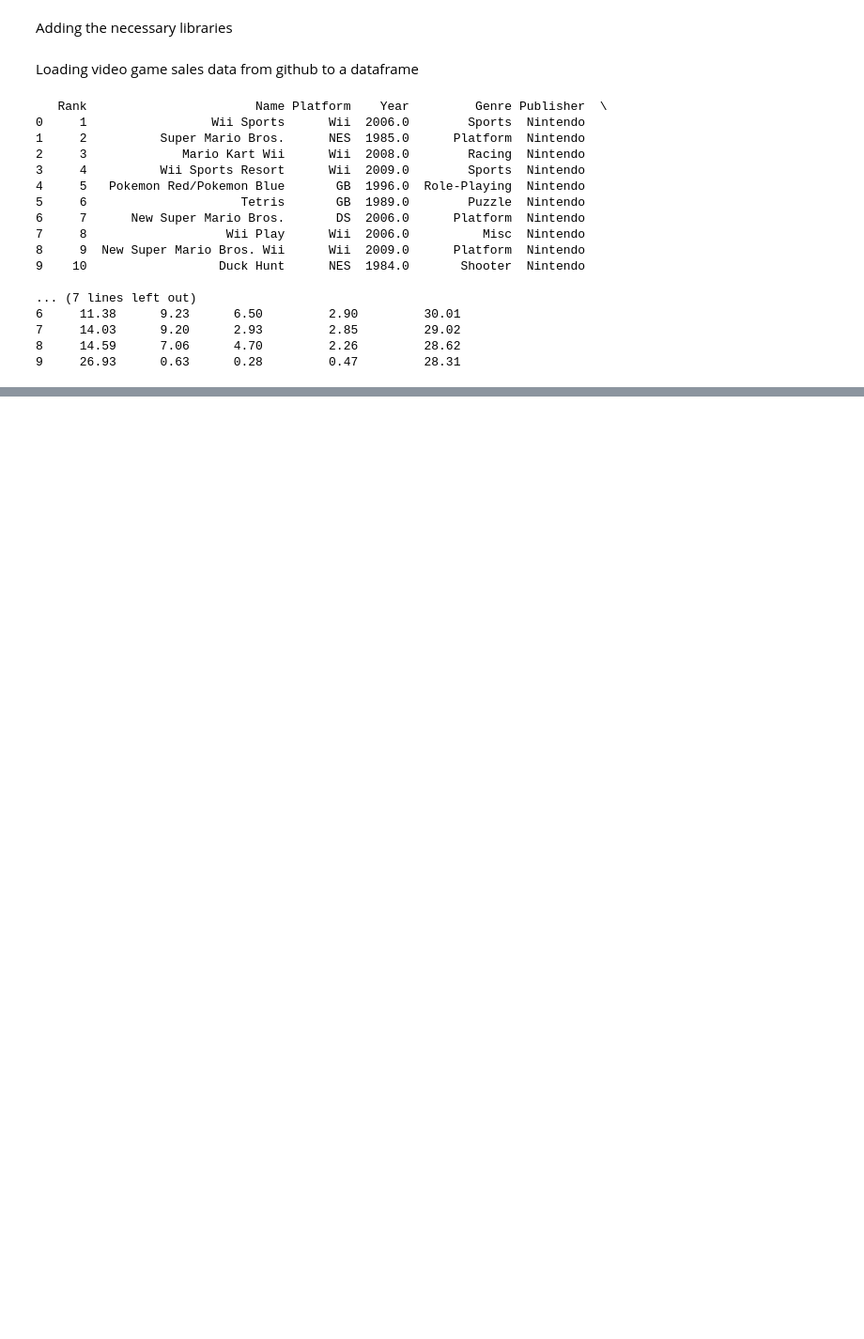
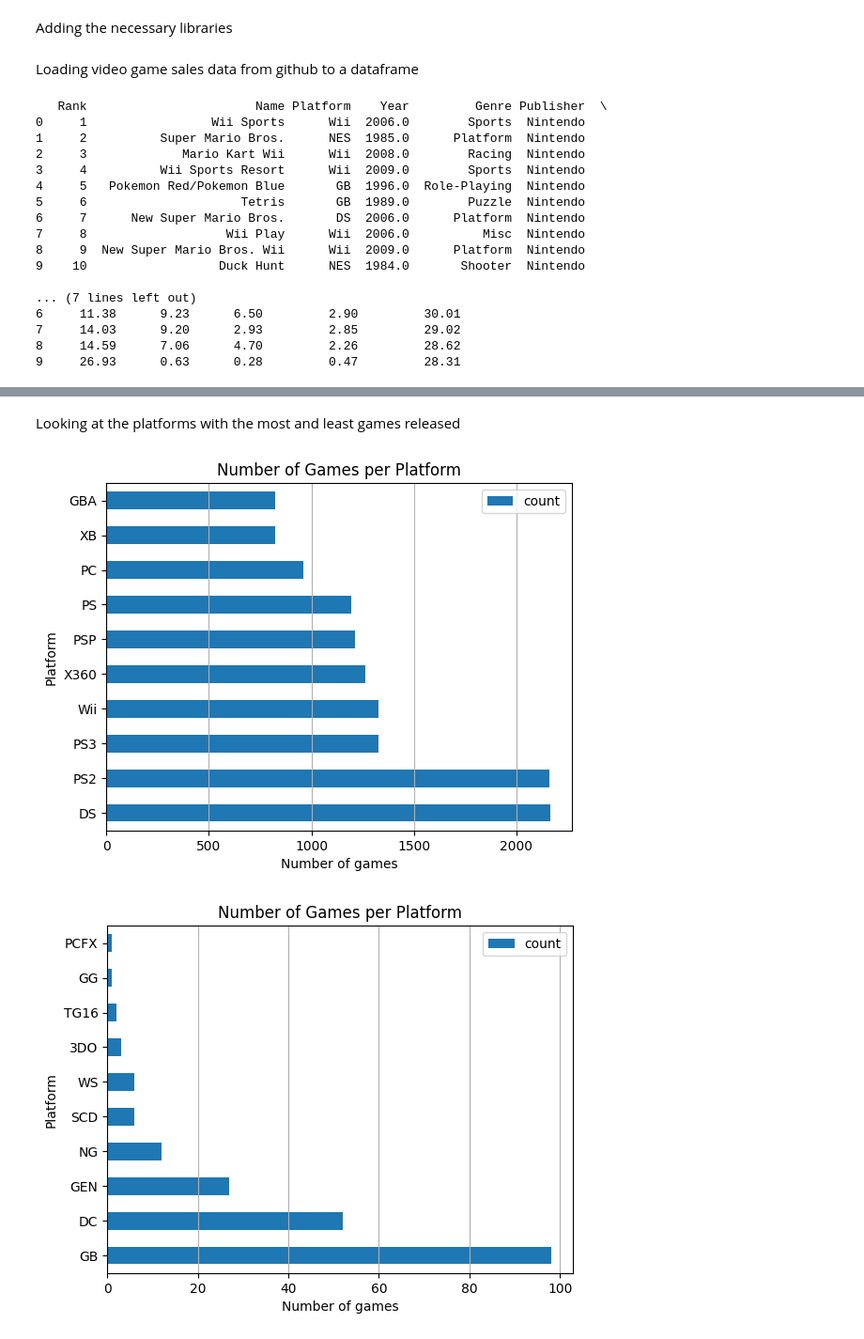
Before and after one commit to bdatye/VideoGameSalesTrends, a Jupyter notebook: VideoGamesSalesTrends.ipynb, the cells around one changed output, grey strips where cells are left out. Shown at 94% size. Cells and saved outputs as stored; diff of their text form; code cells hidden in the pictures; blank space fills up the shorter version.

```diff
--- a/VideoGamesSalesTrends.ipynb
+++ b/VideoGamesSalesTrends.ipynb
@@ -33,0 +70,21 @@ print(videoGameData_df.head(10))
+# %% [markdown]
+Looking at the platforms with the most and least games released
+# %%
+dfMost = df.head(10)
+dfMost.plot(x='Platform', y='count', kind='barh')
+#plt.xticks(rotation=0, ha='right')
+plt.xlabel(xlabel='Number of games')
+plt.title('Number of Games per Platform')
+plt.grid(axis='x')
+plt.show()
+
+dfLeast = df.tail(10)
+dfLeast.plot(x='Platform', y='count', kind='barh')
+#plt.xticks(rotation=0, ha='right')
+plt.xlabel(xlabel='Number of games')
+plt.title('Number of Games per Platform')
+plt.grid(axis='x')
+plt.show()
+# %% [output]
+[figure, added]
+[figure, added]
```
Also changed, not shown: parts of 6 cells of this notebook.
